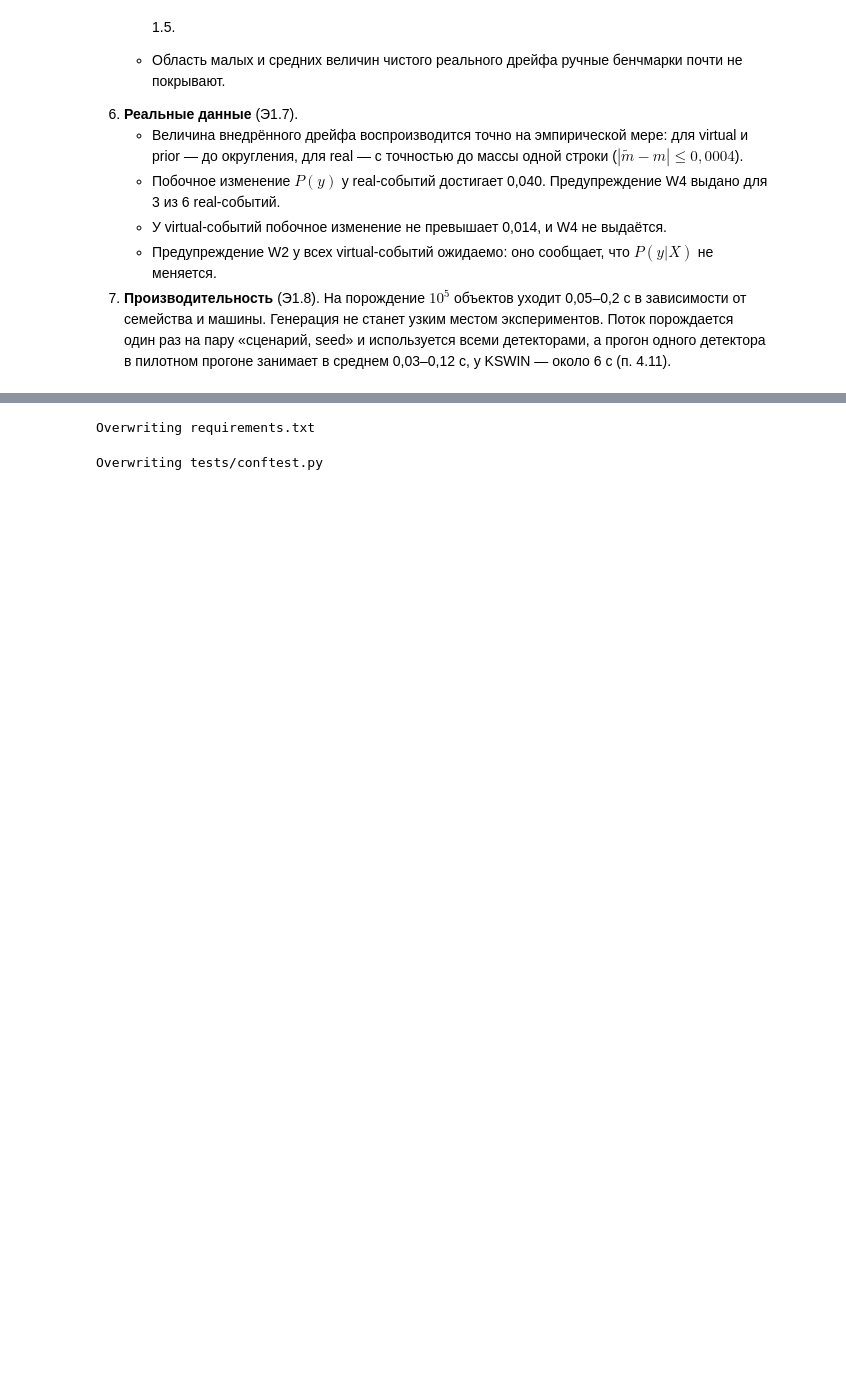
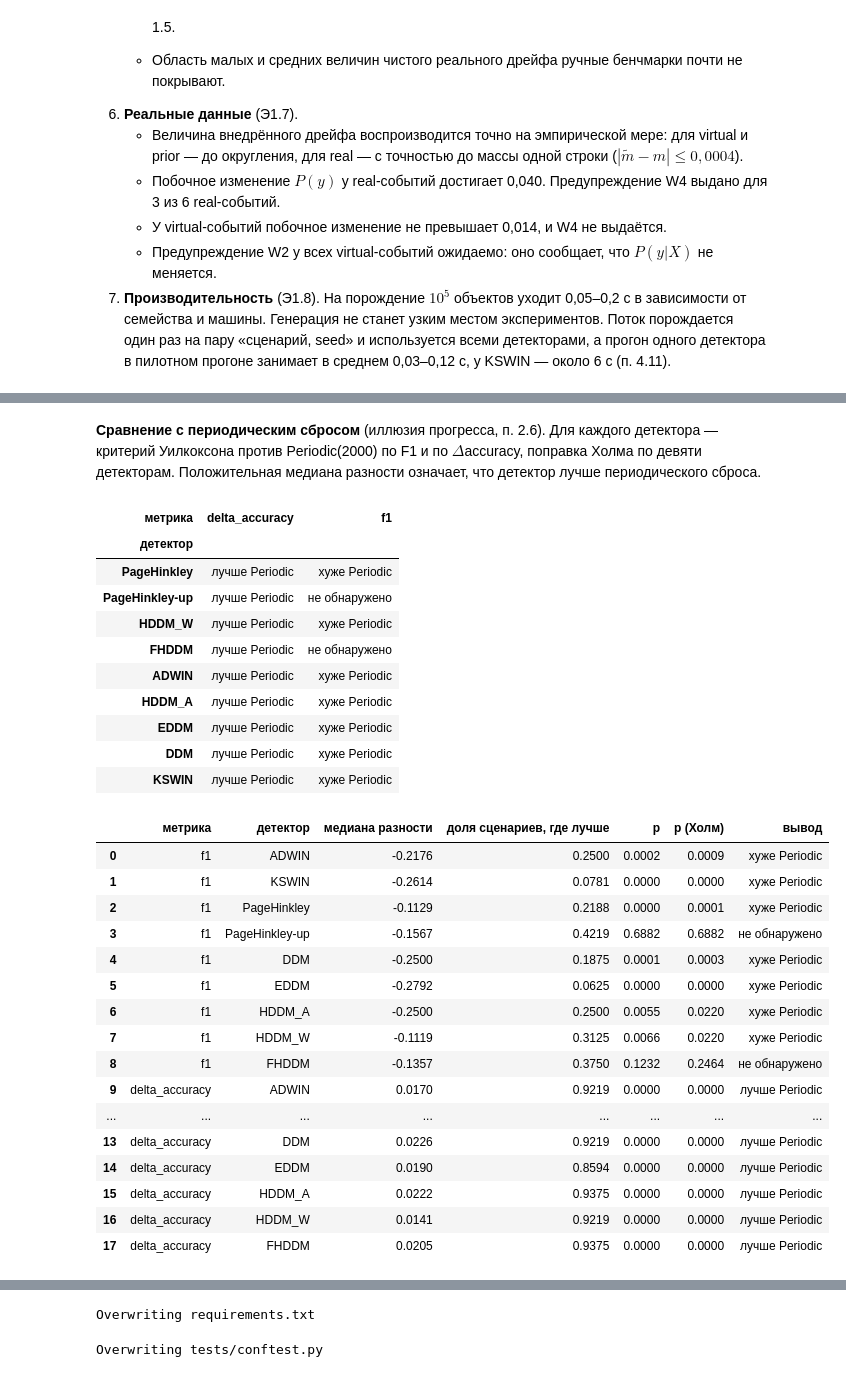
Before and after one commit to kolha733/Final-Project, a Jupyter notebook: vkr/VKR_Budaev_Garifzyanov.ipynb, the cells around one changed output, grey strips where cells are left out. Cells and saved outputs as stored; diff of their text form; code cells hidden in the pictures; blank space fills up the shorter version.

```diff
--- a/vkr/VKR_Budaev_Garifzyanov.ipynb
+++ b/vkr/VKR_Budaev_Garifzyanov.ipynb
@@ -11095,0 +11655,24 @@ display(pd.DataFrame(claims, columns=["утверждение", "значени
+# %%
+E5_METRICS = [("f1", True, "F1"), ("mtd", False, "MTD"), ("far", False, "FAR"),
+              ("delta_accuracy", True, "Δaccuracy")]
+e5_rows, e5_ranks = [], {}
+fig, axes = plt.subplots(4, 1, figsize=(9.5, 13))
+for ax, (metric, better_high, label) in zip(axes, E5_METRICS):
+    mat, dropped = block_matrix(e2[e2["detector"].isin(RIVER)], metric, methods=RIVER)
+    ranks = average_ranks(mat, higher_is_better=better_high)
+    fr = friedman(mat)
+    cd, _ = nemenyi_cd(mat.shape[1], mat.shape[0])
+    e5_ranks[metric] = ranks
+    cd_diagram(ranks, cd, ax=ax, title=f"{label}: N = {mat.shape[0]}, Фридман p = "
+               f"{fr.p_chi2:.2g}, Иман–Давенпорт p = {fr.p_f:.2g}".replace(".", ","))
+    e5_rows.append({"метрика": label, "блоков": mat.shape[0], "исключено": dropped,
+                    "χ²_F": fr.chi2, "p": fr.p_chi2, "F_F": fr.f_stat, "p (F)": fr.p_f, "CD": cd,
+                    "лучший по рангу": ranks.index[0], "худший по рангу": ranks.index[-1]})
+fig.suptitle("Рис. 5.8. Э5: CD-диаграммы (Неменьи, α = 0,05) на наборе Э2", x=0.01, ha="left",
+             fontsize=12, fontweight="bold")
+fig.tight_layout()
+fig.savefig("docs/figures/fig_5_8_e5_cd.png")
+plt.show()
+e5_table = pd.DataFrame(e5_rows)
+e5_table.to_csv("results/e5_friedman.csv", index=False)
+display(e5_table.round(4))
@@ -11095,0 +11712,52 @@ display(pd.DataFrame(claims, columns=["утверждение", "значени
+# %% [markdown]
+**Сравнение с периодическим сбросом** (иллюзия прогресса, п. 2.6). Для каждого детектора — критерий Уилкоксона против Periodic(2000) по F1 и по $\Delta$accuracy, поправка Холма по девяти детекторам. Положительная медиана разности означает, что детектор лучше периодического сброса.
+# %%
+vs_rows = []
+for metric in ["f1", "delta_accuracy"]:
+    mat, _ = block_matrix(e2[e2["detector"].isin([*RIVER, "Periodic(2000)"])], metric,
+                          methods=[*RIVER, "Periodic(2000)"])
+    pvals, rows_m = [], []
+    for name in RIVER:
+        diff = mat[name] - mat["Periodic(2000)"]
+        p = 1.0 if np.all(diff == 0) else stats.wilcoxon(diff, zero_method="zsplit").pvalue
+        pvals.append(p)
+        rows_m.append({"метрика": metric, "детектор": name, "медиана разности": diff.median(),
+                       "доля сценариев, где лучше": float((diff > 0).mean()), "p": p})
+    for row, p_adj in zip(rows_m, holm(pvals)):
+        row["p (Холм)"] = p_adj
+        row["вывод"] = ("лучше Periodic" if p_adj < 0.05 and row["медиана разности"] > 0 else
+                        "хуже Periodic" if p_adj < 0.05 else "не обнаружено")
+    vs_rows += rows_m
+vs_periodic = pd.DataFrame(vs_rows)
+vs_periodic.to_csv("results/e5_vs_periodic.csv", index=False)
+display(vs_periodic.pivot(index="детектор", columns="метрика", values="вывод").reindex(order_f1))
+display(vs_periodic.round(4))
+# %% [output]
+| метрика | delta_accuracy | f1 |
+| детектор |  |  |
+| PageHinkley | лучше Periodic | хуже Periodic |
+| PageHinkley-up | лучше Periodic | не обнаружено |
+| HDDM_W | лучше Periodic | хуже Periodic |
+| FHDDM | лучше Periodic | не обнаружено |
+| ADWIN | лучше Periodic | хуже Periodic |
+| HDDM_A | лучше Periodic | хуже Periodic |
+| EDDM | лучше Periodic | хуже Periodic |
+| DDM | лучше Periodic | хуже Periodic |
+| KSWIN | лучше Periodic | хуже Periodic |
+|  | метрика | детектор | медиана разности | доля сценариев, где лучше | p | p (Холм) | вывод |
+| 0 | f1 | ADWIN | -0.2176 | 0.2500 | 0.0002 | 0.0009 | хуже Periodic |
+| 1 | f1 | KSWIN | -0.2614 | 0.0781 | 0.0000 | 0.0000 | хуже Periodic |
+| 2 | f1 | PageHinkley | -0.1129 | 0.2188 | 0.0000 | 0.0001 | хуже Periodic |
+| 3 | f1 | PageHinkley-up | -0.1567 | 0.4219 | 0.6882 | 0.6882 | не обнаружено |
+| 4 | f1 | DDM | -0.2500 | 0.1875 | 0.0001 | 0.0003 | хуже Periodic |
+| 5 | f1 | EDDM | -0.2792 | 0.0625 | 0.0000 | 0.0000 | хуже Periodic |
+| 6 | f1 | HDDM_A | -0.2500 | 0.2500 | 0.0055 | 0.0220 | хуже Periodic |
+| 7 | f1 | HDDM_W | -0.1119 | 0.3125 | 0.0066 | 0.0220 | хуже Periodic |
+| 8 | f1 | FHDDM | -0.1357 | 0.3750 | 0.1232 | 0.2464 | не обнаружено |
+| 9 | delta_accuracy | ADWIN | 0.0170 | 0.9219 | 0.0000 | 0.0000 | лучше Periodic |
+| ... | ... | ... | ... | ... | ... | ... | ... |
+| 13 | delta_accuracy | DDM | 0.0226 | 0.9219 | 0.0000 | 0.0000 | лучше Periodic |
+| 14 | delta_accuracy | EDDM | 0.0190 | 0.8594 | 0.0000 | 0.0000 | лучше Periodic |
+| 15 | delta_accuracy | HDDM_A | 0.0222 | 0.9375 | 0.0000 | 0.0000 | лучше Periodic |
+| 16 | delta_accuracy | HDDM_W | 0.0141 | 0.9219 | 0.0000 | 0.0000 | лучше Periodic |
+| 17 | delta_accuracy | FHDDM | 0.0205 | 0.9375 | 0.0000 | 0.0000 | лучше Periodic |
```
Also changed, not shown: parts of 55 cells of this notebook, 45 other files.
